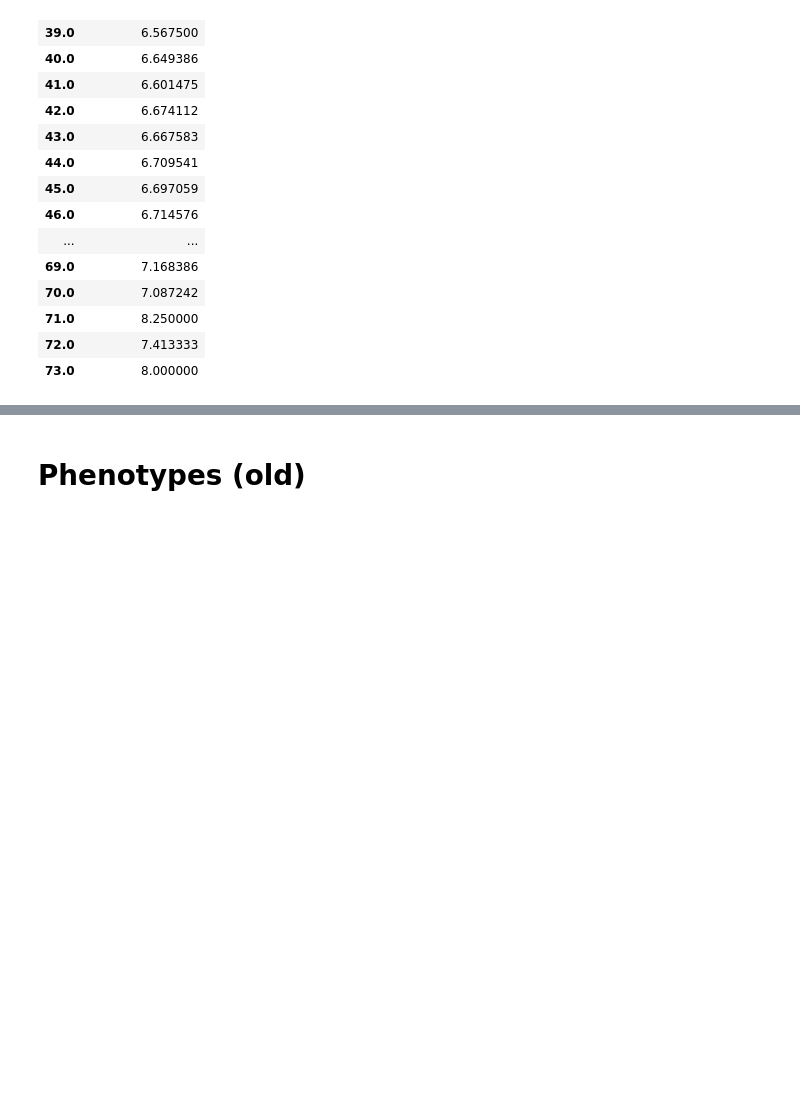
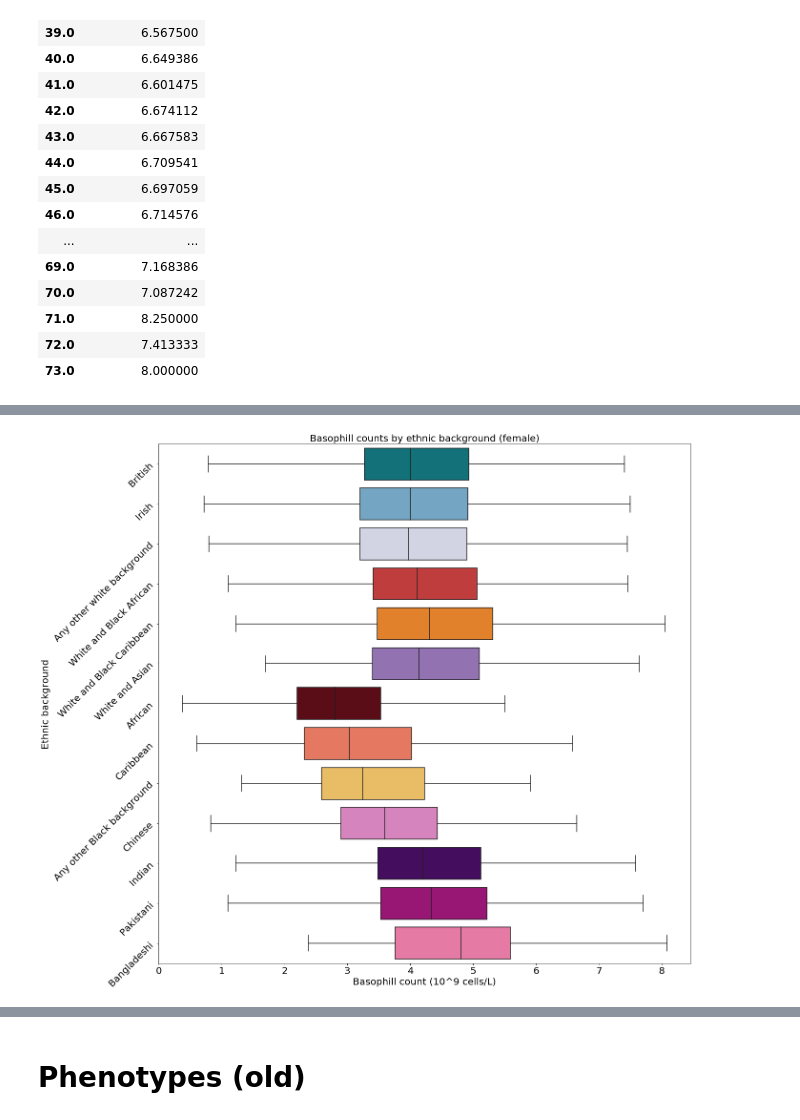
Before and after one commit to diazale/gt-dimred, a Jupyter notebook: UKBB_exploration.ipynb, the cells around one changed output, grey strips where cells are left out. Saved outputs shown, nothing was run; the diff lists cells and outputs as text; code cells hidden in the pictures; blank space fills up the shorter version.

```diff
--- a/UKBB_exploration.ipynb
+++ b/UKBB_exploration.ipynb
@@ -2113,0 +2157,10 @@ temp.groupby('age').agg({'leukocyte_count':'mean'})
+# %%
+ukbb_eth_df = pd.DataFrame(list(ukbb_eth_dict.items()), columns=['eth_code','eth_txt'])
+
+#ukbb_eth_df = pd.Series(ukbb_eth_dict, name='eth_txt')
+#ukbb_eth_df.index.name = 'eth_code'
+#ukbb_eth_df.reset_index()
+# %%
+# Join text description of ethnicity
+ukbb_pheno_joined_height_res_blood_2 = pd.merge(ukbb_pheno_joined_height_res_blood, ukbb_eth_df, left_on='eth1_str', \
+                                              right_on='eth_code', how='left')
@@ -2113,0 +2245,4 @@ temp.groupby('age').agg({'leukocyte_count':'mean'})
+# %%
+# Split our dataset by sex
+plot_df_f = ukbb_pheno_joined_height_res_blood_2.loc[(ukbb_pheno_joined_height_res_blood_2['sex']=='0')]
+plot_df_m = ukbb_pheno_joined_height_res_blood_2.loc[(ukbb_pheno_joined_height_res_blood_2['sex']=='1')]
@@ -2113,0 +2354,26 @@ temp.groupby('age').agg({'leukocyte_count':'mean'})
+# %%
+fig, ax = plt.subplots(figsize=(20,20))
+sns.boxplot(ax = ax, orient='h',
+            palette = color_dict_ukbb,
+            y = 'eth_txt',
+            x = 'basophill_count',
+            showfliers=False,
+            order = ['British','Irish','Any other white background',
+                     'White and Black African','White and Black Caribbean',
+                     'White and Asian',
+                     'African','Caribbean','Any other Black background',
+                     'Chinese',
+                     'Indian','Pakistani','Bangladeshi'],
+           data = plot_df_f)
+
+#ax.text(5, 20, '*', ha='center', va='bottom',color='red')
+ax.set_xlabel('Basophill count (10^9 cells/L)')
+ax.set_ylabel('Ethnic background')
+ax.set_yticklabels(ax.get_yticklabels(), rotation=45)
+ax.set_title('Basophill counts by ethnic background (female)')
+
+for item in ([ax.title, ax.xaxis.label, ax.yaxis.label] +
+              ax.get_xticklabels() + ax.get_yticklabels()):
+    item.set_fontsize(20)
+# %% [output]
+[figure, added]
```
Also changed, not shown: parts of 37 cells of this notebook, 1 other file.
